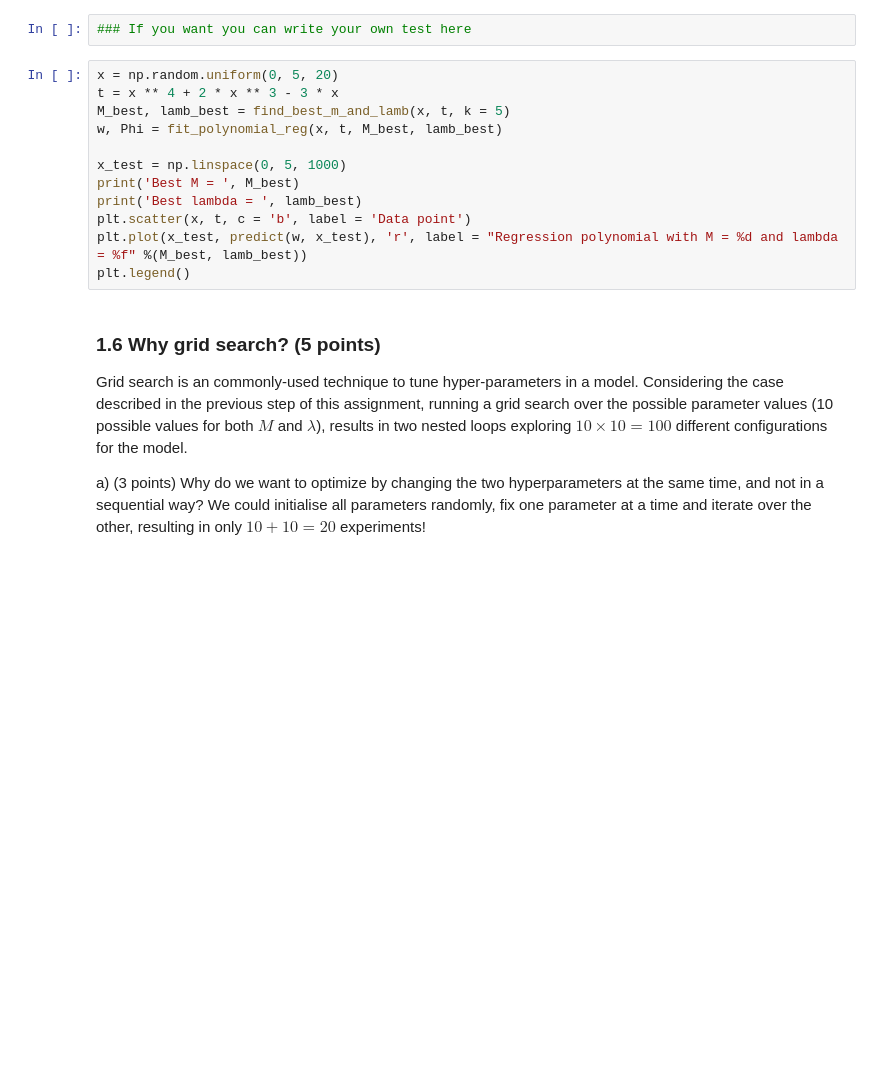
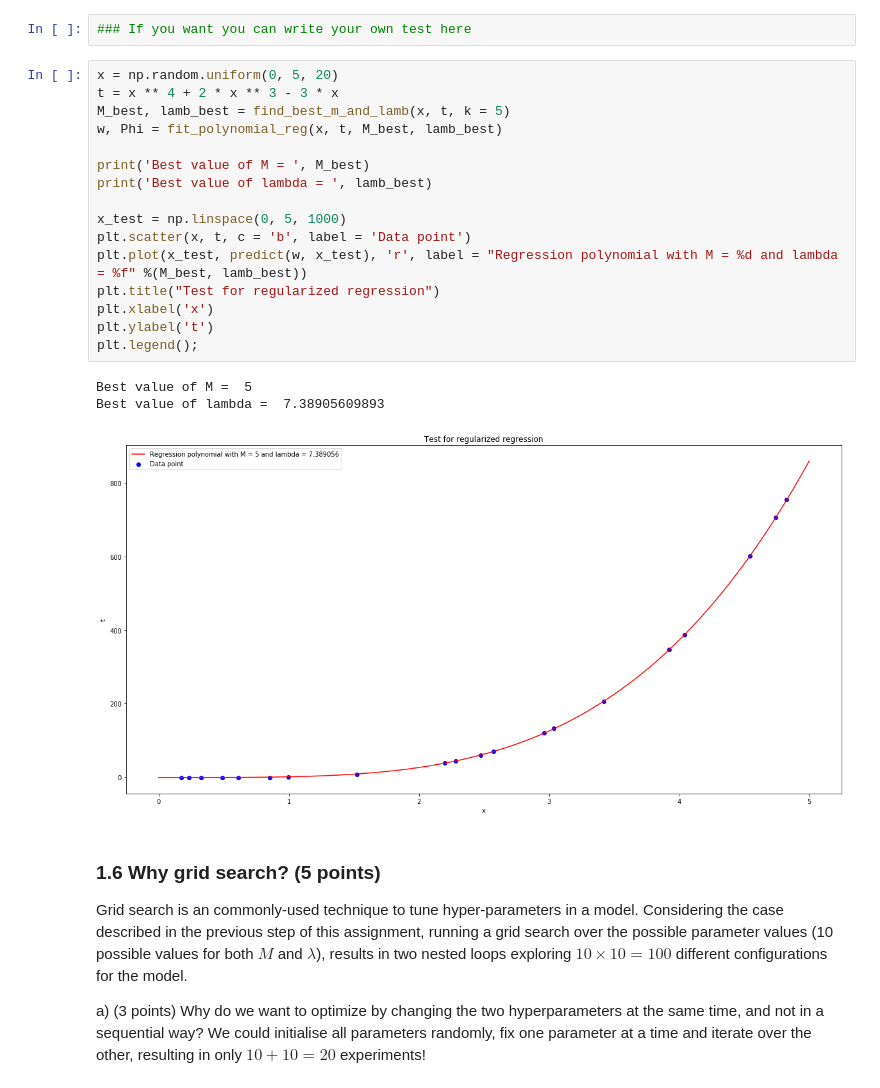
Before and after one commit to ioangatop/MachineLearning, a Jupyter notebook: 12141666_12166804_lab1.ipynb, the cells around one changed output. Saved outputs shown, nothing was run; the diff lists cells and outputs as text; blank space fills up the shorter version.

```diff
--- a/12141666_12166804_lab1.ipynb
+++ b/12141666_12166804_lab1.ipynb
@@ -304,15 +331,23 @@ def find_best_m_and_lamb(x, t, k):
 # %%
 x = np.random.uniform(0, 5, 20)
 t = x ** 4 + 2 * x ** 3 - 3 * x
 M_best, lamb_best = find_best_m_and_lamb(x, t, k = 5)
 w, Phi = fit_polynomial_reg(x, t, M_best, lamb_best)
 
+print('Best value of M = ', M_best)
+print('Best value of lambda = ', lamb_best)
+
 x_test = np.linspace(0, 5, 1000)
-print('Best M = ', M_best)
-print('Best lambda = ', lamb_best)
 plt.scatter(x, t, c = 'b', label = 'Data point')
 plt.plot(x_test, predict(w, x_test), 'r', label = "Regression polynomial with M = %d and lambda = %f" %(M_best, lamb_best))
-plt.legend()
+plt.title("Test for regularized regression")
+plt.xlabel('x')
+plt.ylabel('t')
+plt.legend();
+# %% [output]
+Best value of M =  5
+Best value of lambda =  7.38905609893
+[figure, added]
 # %% [markdown]
 ### 1.6 Why grid search? (5 points)
 
```
Also changed, not shown: parts of 6 cells of this notebook.
